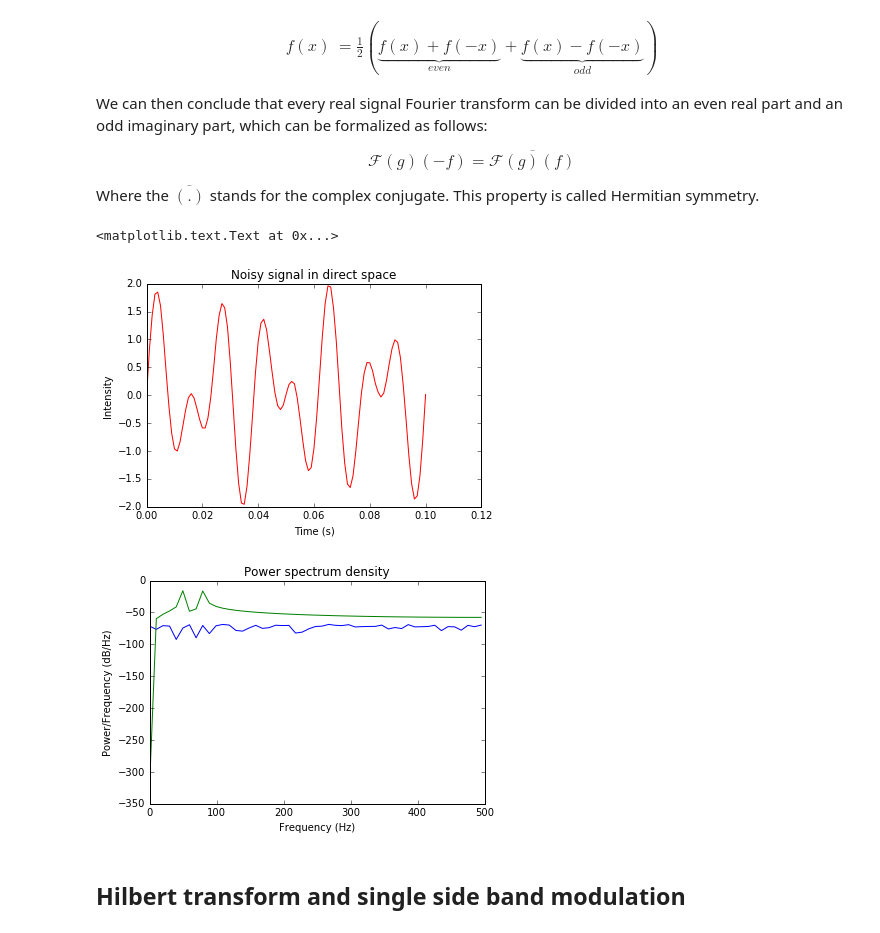
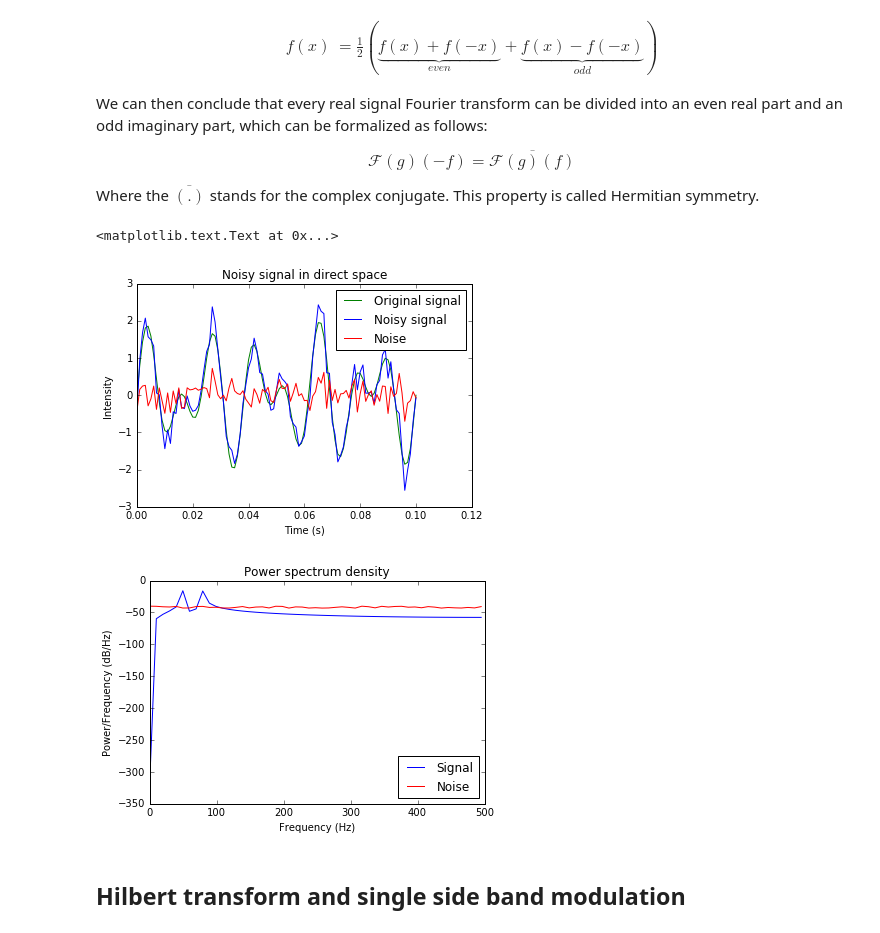
Before and after one commit to pierrepaleo/SignalProcessing-Python, a Jupyter notebook: HilbertTransform.ipynb, the cells around one changed output. Saved outputs shown, nothing was run; the diff lists cells and outputs as text; code cells hidden in the pictures.

Commit message:
Ok for white noise generator

```diff
--- a/HilbertTransform.ipynb
+++ b/HilbertTransform.ipynb
@@ -145,7 +145,7 @@ SAMPLING_FREQ = 1000.
 NB_SAMPLE = 101
 FSig = 50.
 FSig2 = 80.
-intNoise = 1e-1 #in percentage of signal power
+intNoise = 10 #ratio of signal power
 
 t = np.arange(NB_SAMPLE)/SAMPLING_FREQ
 signal = np.sin(2*np.pi*FSig*t)+np.sin(2*np.pi*FSig2*t)
@@ -155,19 +155,21 @@ firstNegIdx = np.int(np.ceil(NB_SAMPLE/2.))
 sPosFreq = len(signal[1:firstNegIdx])
 sNegFreq = len(signal[firstNegIdx::])
 
-#Random noise
-minNoise = -intNoise
-maxNoise = intNoise
+#Random noise : We want noise energy to be a percentage of signal energy
+signalEnergy = np.linalg.norm(signal)**2.
+binEnergy = (signalEnergy*intNoise)/NB_SAMPLE
+minNoise = -np.sqrt(binEnergy)
+maxNoise = np.sqrt(binEnergy)
 
 #generate a random white noise for negative frequencies
 wnreal = np.random.uniform(minNoise,maxNoise,size=sNegFreq)
 #real part is even
 wnreal = np.concatenate((wnreal[::-1][0:sPosFreq],wnreal))
 #add zero frequency ie DC component
-wnreal = np.concatenate((np.random.uniform(minNoise,maxNoise,size=1),wnreal))
+wnreal = np.concatenate(([np.random.choice([minNoise,maxNoise])],wnreal))
 
 #generate a random white noise for negative frequencies
-wnim = np.random.uniform(minNoise,maxNoise,size=sNegFreq)
+wnim = np.random.choice([-1,1],sNegFreq)*np.sqrt((maxNoise-np.abs(wnreal[::-1][0:sNegFreq][::-1]))**2)
 #imaginay part is odd
 wnim = np.concatenate((-wnim[::-1][0:sPosFreq],wnim))
 #DC component is obviously even, imaginary is zero
@@ -175,38 +177,43 @@ wnim = np.concatenate((np.zeros(1),wnim))
 
 #See comment regarding product of pure imaginary
 if( NB_SAMPLE%2 == 0):
     wnim[NB_SAMPLE/2] = 0
+    wnreal[NB_SAMPLE/2] = random.choice([minNoise,maxNoise])
 
 #Actual complex FFT of the noise
 noiseSpectrum = wnreal+1j*wnim
 noiseDirect = np.fft.ifft(noiseSpectrum)
 
 #Check for Hermitian symmetry
 assert( np.isclose(noiseDirect.imag,0).all() )
 
 #Direct Space
 plt.figure(0)
-plt.plot(t,signal+noiseDirect.real,'r')
+plt.plot(t,signal,'g',label='Original signal')
+plt.plot(t,signal+noiseDirect.real,'b',label='Noisy signal')
+plt.plot(t,noiseDirect.real,'r',label='Noise')
+plt.legend()
 plt.title("Noisy signal in direct space")
 plt.xlabel("Time (s)")
 plt.ylabel("Intensity")
 
 #Compute power spectrum density for both noise and signal
 f = np.arange(0.,SAMPLING_FREQ/2.,SAMPLING_FREQ/NB_SAMPLE)
 psdNoise = (1./(SAMPLING_FREQ*NB_SAMPLE)) * np.abs(np.fft.fftshift(noiseSpectrum))**2
 psdSignal = (1./(SAMPLING_FREQ*NB_SAMPLE)) * np.abs(np.fft.fftshift(np.fft.fft(signal)))**2
 
 #Fourier space
 plt.figure(1)
-plt.plot(f,10*np.log10(psdNoise[NB_SAMPLE/2::]))
-plt.plot(f,10*np.log10(psdSignal[NB_SAMPLE/2::]))
+plt.plot(f,10*np.log10(psdSignal[NB_SAMPLE/2::]),'b',label='Signal')
+plt.plot(f,10*np.log10(psdNoise[NB_SAMPLE/2::]),'r',label='Noise')
+plt.legend(loc=4)
 plt.title("Power spectrum density")
 plt.xlabel("Frequency (Hz)")
 plt.ylabel("Power/Frequency (dB/Hz)")
 # %% [output]
 <matplotlib.text.Text at 0x...>
-[figure, old version]
+[figure, new version]
-[figure, old version]
+[figure, new version]
 # %% [markdown]
 ## Hilbert transform and single side band modulation
 # %% [markdown]
```
